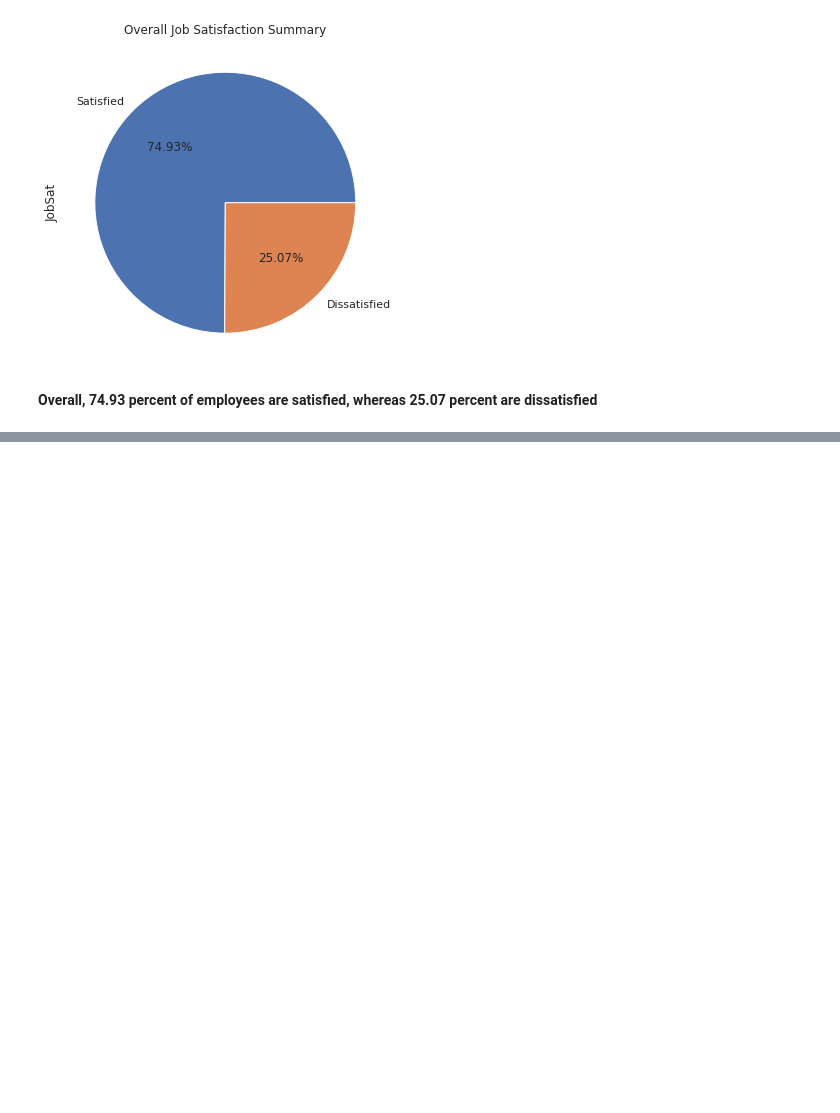
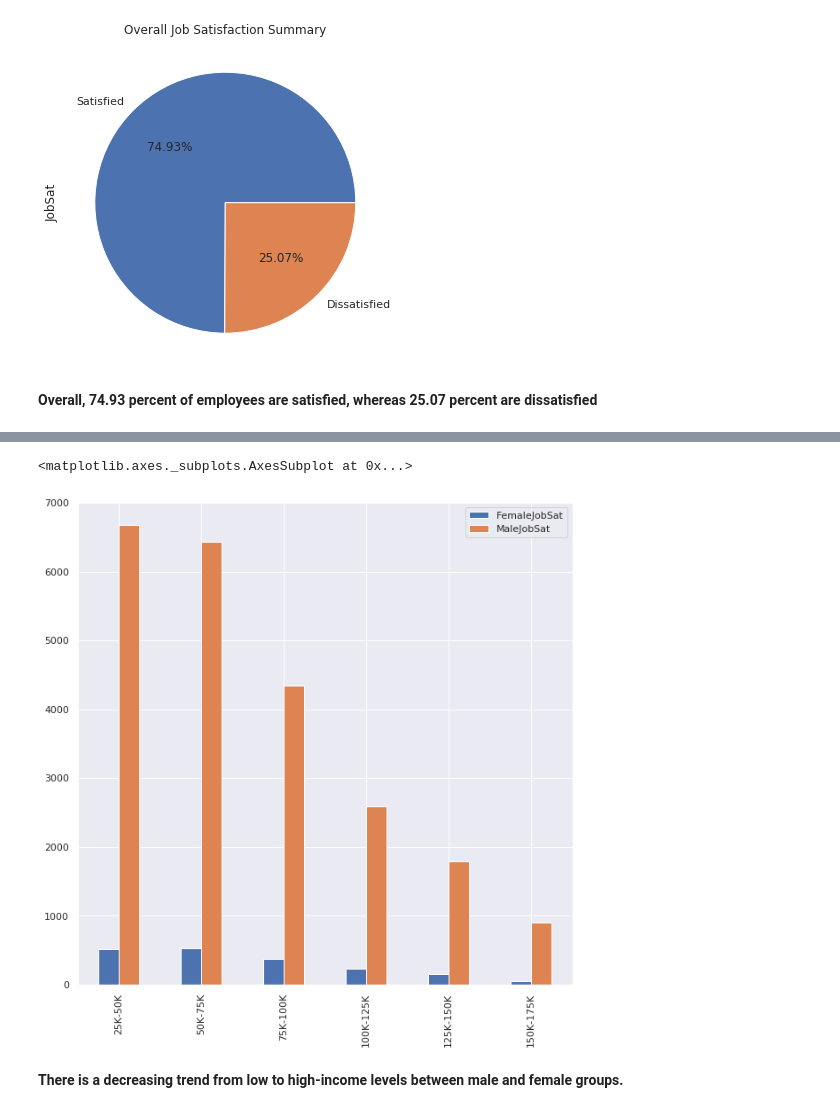
Before and after one commit to snandasena/stackoverflow-job-sat-stat-analyisis, a Jupyter notebook: Stackoverflow_Job_Satisfaction_Statistical_Analysis.ipynb, the cells around one changed output, grey strips where cells are left out. Saved outputs shown, nothing was run; the diff lists cells and outputs as text; code cells hidden in the pictures; blank space fills up the shorter version.

```diff
--- a/Stackoverflow_Job_Satisfaction_Statistical_Analysis.ipynb
+++ b/Stackoverflow_Job_Satisfaction_Statistical_Analysis.ipynb
@@ -270,0 +403,18 @@ gender_contact_df.plot(kind='bar' )
+# %%
+# group the selected DF for `Gender` and 'IncomeGroup($)'
+job_sat_income_gender_df =  selected_df[selected_df['JobSat'] =='Satisfied']\
+    .groupby([income_level_group_col_name,'Gender'])\
+    .count().reset_index()
+# %%
+# create a df for males
+male_df = job_sat_income_gender_df[job_sat_income_gender_df['Gender'] == 'Male'][[income_level_group_col_name,'JobSat']]
+# rename `JobSat` as `MaleJobSat`
+male_df.columns = [income_level_group_col_name, 'MaleJobSat']
+# %%
+# create a df for female
+female_df = job_sat_income_gender_df[job_sat_income_gender_df['Gender'] == 'Female'][[income_level_group_col_name,'JobSat']]
+# rename `JobSat` as `FemaleJ`
+female_df.columns = [income_level_group_col_name, 'FemaleJobSat']
+# %%
+gender_contact_df = pd.merge(female_df, male_df, on=income_level_group_col_name)
+gender_contact_df
@@ -270,0 +429,8 @@ gender_contact_df.plot(kind='bar' )
+# %%
+gender_contact_df.index = income_level_group_labels
+gender_contact_df.plot(kind='bar',figsize=(10,10) )
+# %% [output]
+<matplotlib.axes._subplots.AxesSubplot at 0x...>
+[figure, added]
+# %% [markdown]
+**There is a decreasing trend from low to high-income levels between male and female groups.**
```
Also changed, not shown: parts of 60 cells of this notebook.
